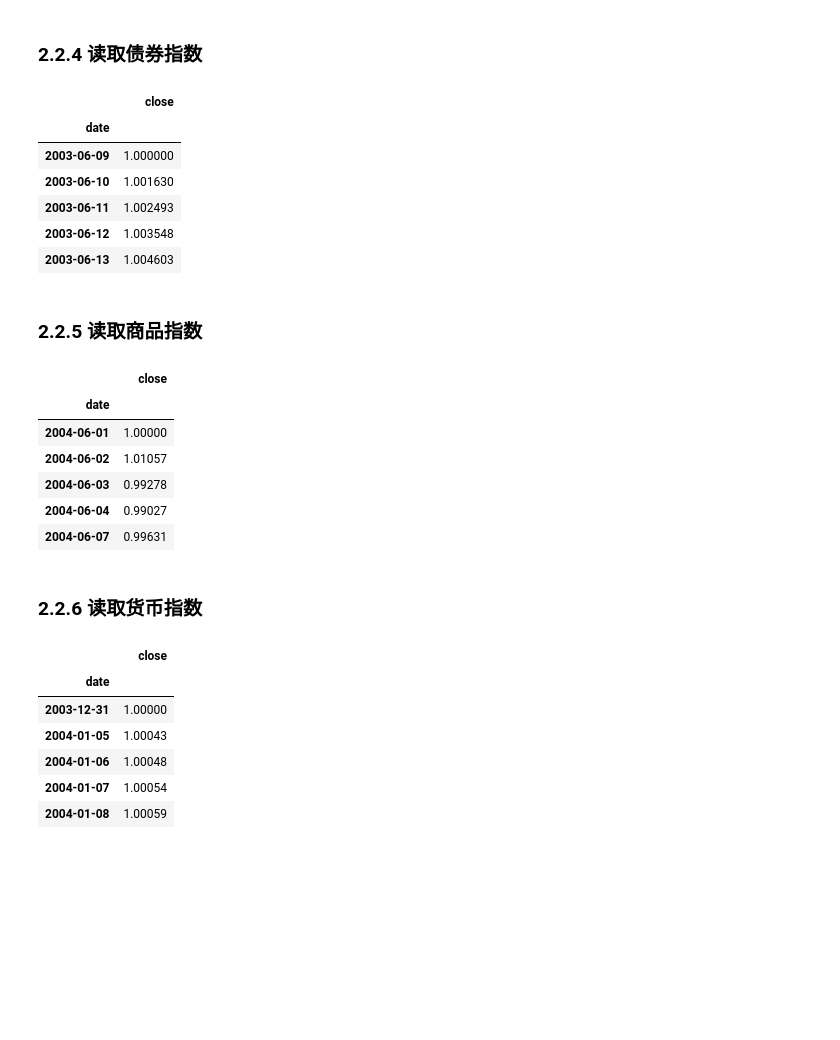
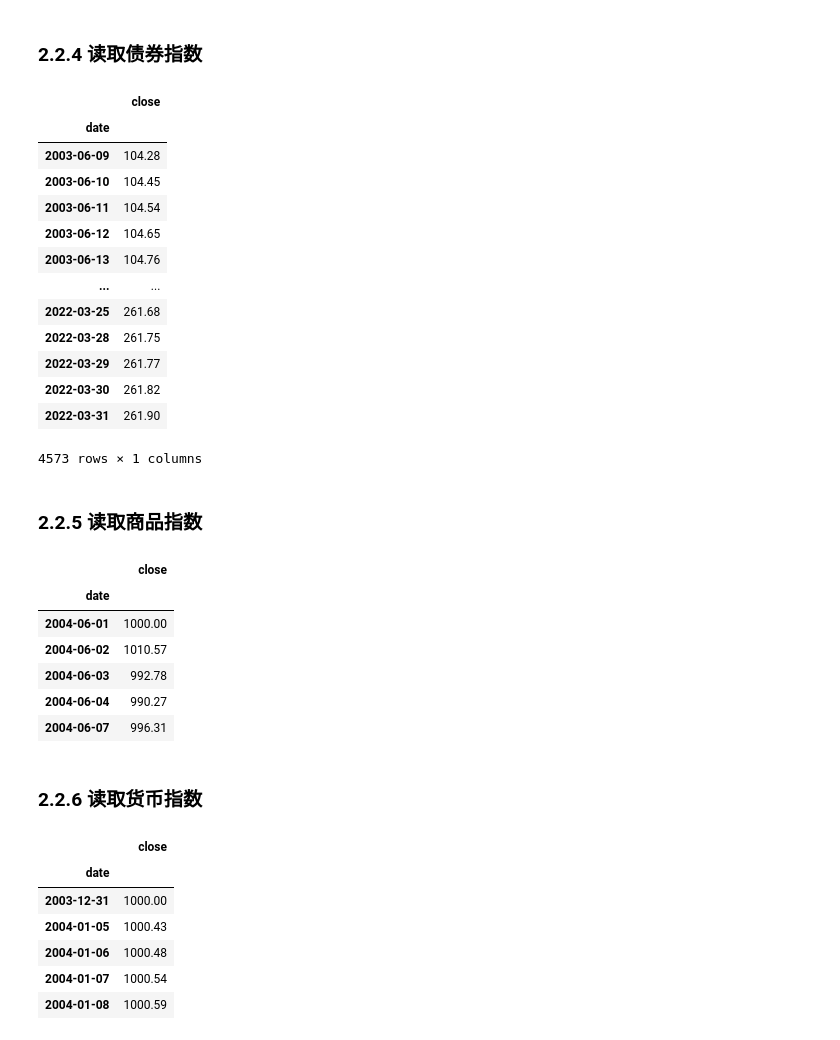
Before and after one commit to ibestrace/folio, a Jupyter notebook: Macro_Strategy_TAA.ipynb, the cells around one changed output. Cells and saved outputs as stored; diff of their text form; code cells hidden in the pictures; blank space fills up the shorter version.

```diff
--- a/Macro_Strategy_TAA.ipynb
+++ b/Macro_Strategy_TAA.ipynb
@@ -520,23 +541,31 @@ stock_zh_index_daily_tx.to_excel('data/MSTAA_data/stock_zh_index_tx.xlsx')
 # %%
 # 读取企债指数
 import pandas as pd
 bond_zh_index_ifind = pd.read_excel('data/MSTAA_data/bond_zh_index_ifind.xlsx',
                                     usecols=['交易日期', '收盘点位'],
                                     parse_dates=True)
 bond_zh_index_ifind.rename(columns={'交易日期':'date',
                                     '收盘点位':'close'},
                            inplace=True)
+bond_zh_index_ifind['date'] = pd.to_datetime(bond_zh_index_ifind['date'])
 bond_zh_index_ifind.set_index('date',inplace=True)
-bond_index = bond_zh_index_ifind / bond_zh_index_ifind.iloc[0,0]
+bond_index = bond_zh_index_ifind
 bond_index
 # %% [output]
 |  | close |
 | date |  |
-| 2003-06-09 | 1.000000 |
-| 2003-06-10 | 1.001630 |
-| 2003-06-11 | 1.002493 |
-| 2003-06-12 | 1.003548 |
-| 2003-06-13 | 1.004603 |
+| 2003-06-09 | 104.28 |
+| 2003-06-10 | 104.45 |
+| 2003-06-11 | 104.54 |
+| 2003-06-12 | 104.65 |
+| 2003-06-13 | 104.76 |
+| ... | ... |
+| 2022-03-25 | 261.68 |
+| 2022-03-28 | 261.75 |
+| 2022-03-29 | 261.77 |
+| 2022-03-30 | 261.82 |
+| 2022-03-31 | 261.90 |
+4573 rows × 1 columns
 # %% [markdown]
 ### 2.2.5 读取商品指数
 # %%
@@ -548,17 +577,18 @@ commodity_zh_index_ifind = pd.read_excel('data/MSTAA_data/commodity_zh_index_ifi
 commodity_zh_index_ifind.rename(columns={'交易日期':'date',
                                     '收盘点位':'close'},
                                 inplace=True)
+commodity_zh_index_ifind['date'] = pd.to_datetime(commodity_zh_index_ifind['date'])
 commodity_zh_index_ifind.set_index('date', inplace=True)
-comm_index = commodity_zh_index_ifind / commodity_zh_index_ifind.iloc[0, 0]
+comm_index = commodity_zh_index_ifind
 comm_index.head(5)
 # %% [output]
 |  | close |
 | date |  |
-| 2004-06-01 | 1.00000 |
-| 2004-06-02 | 1.01057 |
-| 2004-06-03 | 0.99278 |
-| 2004-06-04 | 0.99027 |
-| 2004-06-07 | 0.99631 |
+| 2004-06-01 | 1000.00 |
+| 2004-06-02 | 1010.57 |
+| 2004-06-03 | 992.78 |
+| 2004-06-04 | 990.27 |
+| 2004-06-07 | 996.31 |
 # %% [markdown]
 ### 2.2.6 读取货币指数
 # %%
@@ -570,14 +600,15 @@ currency_zh_index_ifind = pd.read_excel('data/MSTAA_data/currency_zh_index_ifind
 currency_zh_index_ifind.rename(columns={'交易日期':'date',
                                     '收盘点位':'close'},
                                 inplace=True)
+currency_zh_index_ifind['date'] = pd.to_datetime(currency_zh_index_ifind['date'])
 currency_zh_index_ifind.set_index('date', inplace=True)
-curr_index = currency_zh_index_ifind / currency_zh_index_ifind.iloc[0, 0]
+curr_index = currency_zh_index_ifind
 curr_index.head(5)
 # %% [output]
 |  | close |
 | date |  |
-| 2003-12-31 | 1.00000 |
-| 2004-01-05 | 1.00043 |
-| 2004-01-06 | 1.00048 |
-| 2004-01-07 | 1.00054 |
-| 2004-01-08 | 1.00059 |
+| 2003-12-31 | 1000.00 |
+| 2004-01-05 | 1000.43 |
+| 2004-01-06 | 1000.48 |
+| 2004-01-07 | 1000.54 |
+| 2004-01-08 | 1000.59 |
```
Also changed, not shown: parts of 16 cells of this notebook, 4 other files.
